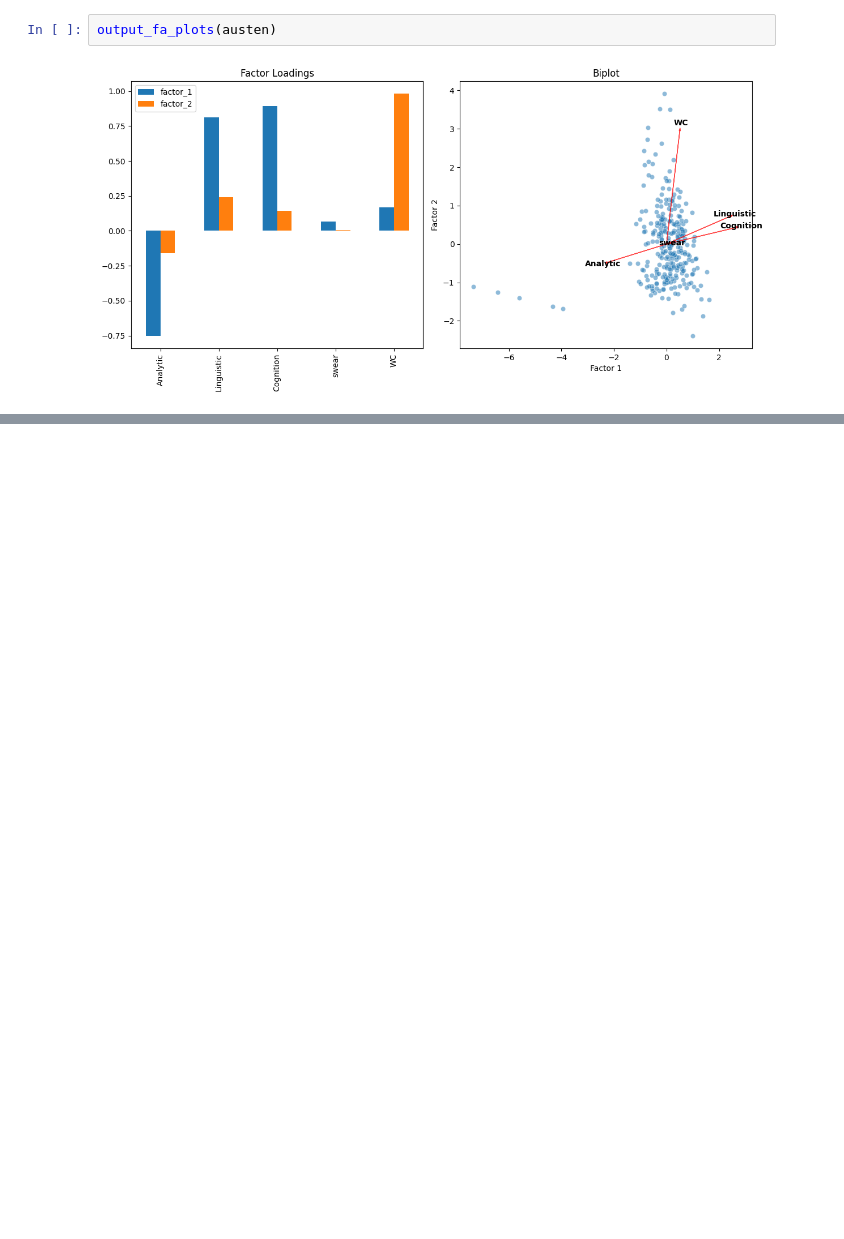
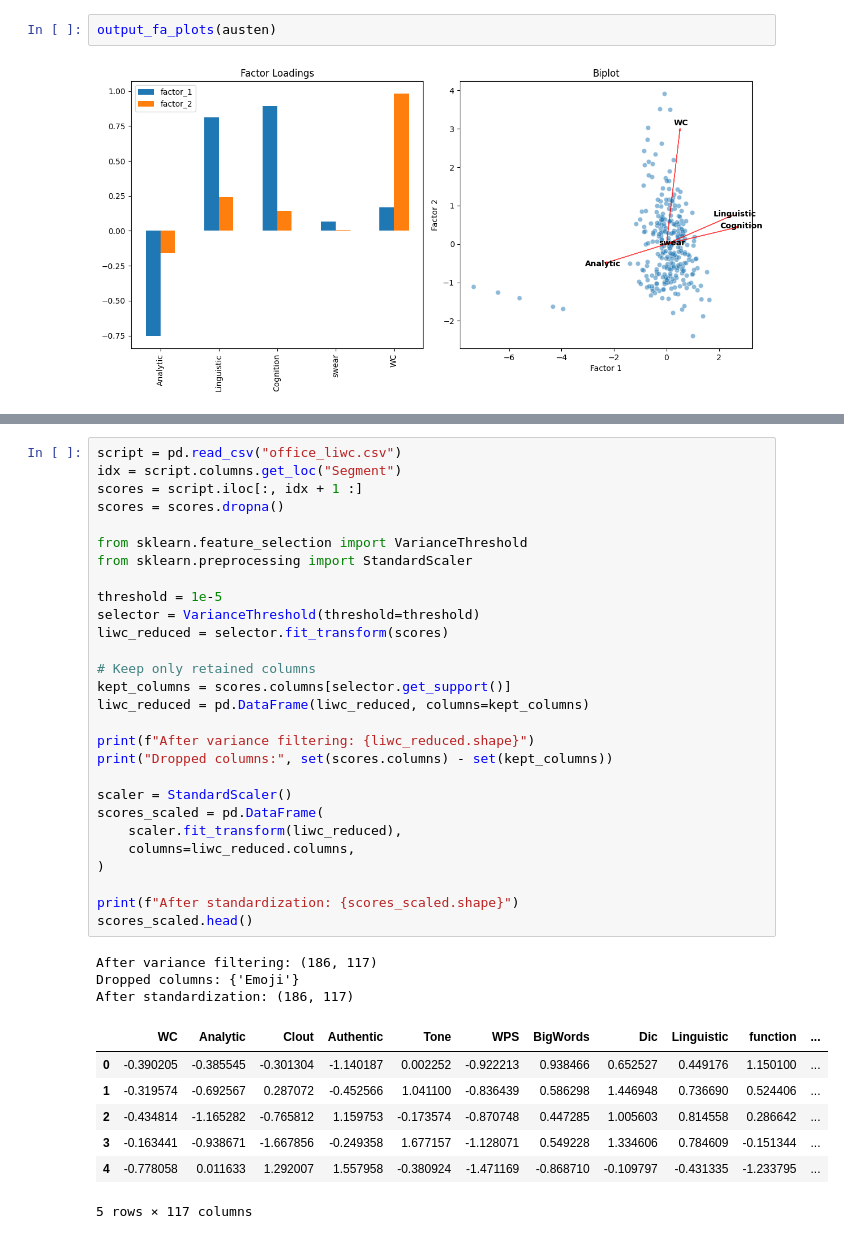
Before and after one commit to jmclip/pop_music, a Jupyter notebook: counter_factual/counterfactual_checks.ipynb, the cells around one changed output, grey strips where cells are left out. Cells and saved outputs as stored; diff of their text form; blank space fills up the shorter version.

```diff
--- a/counter_factual/counterfactual_checks.ipynb
+++ b/counter_factual/counterfactual_checks.ipynb
@@ -84,0 +147,39 @@ output_fa_plots(austen)
+# %%
+script = pd.read_csv("office_liwc.csv")
+idx = script.columns.get_loc("Segment")
+scores = script.iloc[:, idx + 1 :]
+scores = scores.dropna()
+
+from sklearn.feature_selection import VarianceThreshold
+from sklearn.preprocessing import StandardScaler
+
+threshold = 1e-5
+selector = VarianceThreshold(threshold=threshold)
+liwc_reduced = selector.fit_transform(scores)
+
+# Keep only retained columns
+kept_columns = scores.columns[selector.get_support()]
+liwc_reduced = pd.DataFrame(liwc_reduced, columns=kept_columns)
+
+print(f"After variance filtering: {liwc_reduced.shape}")
+print("Dropped columns:", set(scores.columns) - set(kept_columns))
+
+scaler = StandardScaler()
+scores_scaled = pd.DataFrame(
+    scaler.fit_transform(liwc_reduced),
+    columns=liwc_reduced.columns,
+)
+
+print(f"After standardization: {scores_scaled.shape}")
+scores_scaled.head()
+# %% [output]
+After variance filtering: (186, 117)
+Dropped columns: {'Emoji'}
+After standardization: (186, 117)
+|  | WC | Analytic | Clout | Authentic | Tone | WPS | BigWords | Dic | Linguistic | function | ... |
+| 0 | -0.390205 | -0.385545 | -0.301304 | -1.140187 | 0.002252 | -0.922213 | 0.938466 | 0.652527 | 0.449176 | 1.150100 | ... |
+| 1 | -0.319574 | -0.692567 | 0.287072 | -0.452566 | 1.041100 | -0.836439 | 0.586298 | 1.446948 | 0.736690 | 0.524406 | ... |
+| 2 | -0.434814 | -1.165282 | -0.765812 | 1.159753 | -0.173574 | -0.870748 | 0.447285 | 1.005603 | 0.814558 | 0.286642 | ... |
+| 3 | -0.163441 | -0.938671 | -1.667856 | -0.249358 | 1.677157 | -1.128071 | 0.549228 | 1.334606 | 0.784609 | -0.151344 | ... |
+| 4 | -0.778058 | 0.011633 | 1.292007 | 1.557958 | -0.380924 | -1.471169 | -0.868710 | -0.109797 | -0.431335 | -1.233795 | ... |
+5 rows × 117 columns
```
Also changed, not shown: parts of 4 cells of this notebook, 2 other files.
